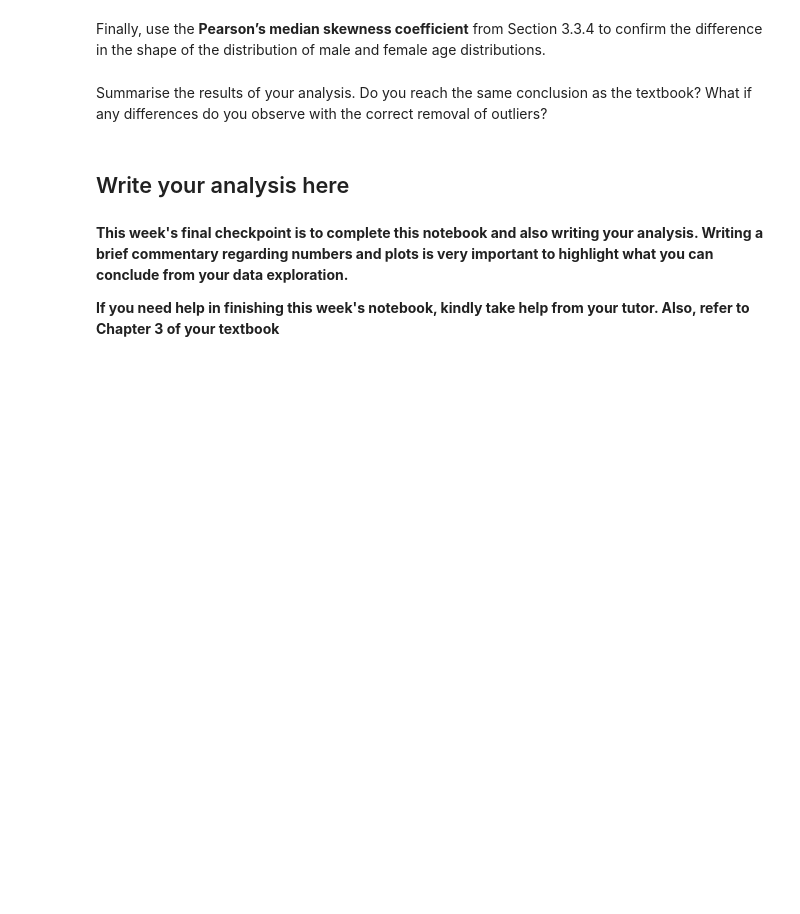
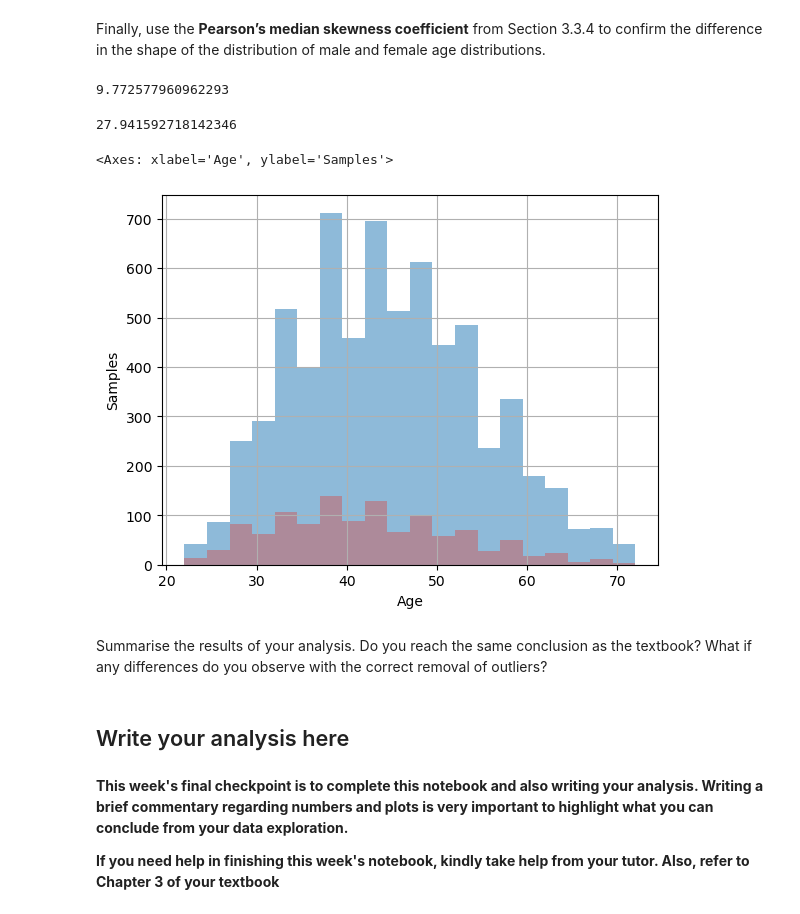
Before and after one commit to fuleshwari13/Practical-Workshops, a Jupyter notebook: Workshop Week 3.ipynb, the cells around one changed output. Saved outputs shown, nothing was run; the diff lists cells and outputs as text; code cells hidden in the pictures; blank space fills up the shorter version.

```diff
--- a/Workshop Week 3.ipynb
+++ b/Workshop Week 3.ipynb
@@ -187,3 +284,18 @@ Finally, use the **Pearson’s median skewness coefficient** from Section 3.3.4
+# %%
+pearson(males_clean_high.age)
+# %% [output]
+9.772577960962293
+# %%
+pearson(females_clean_high.age)
+# %% [output]
+27.941592718142346
+# %%
+plt.axes(xlabel='Age', ylabel='Samples')
+males_clean_high.age.hist(histtype='stepfilled', bins=20, alpha=0.5)
+females_clean_high.age.hist(histtype='stepfilled', bins=20, color='indianred', alpha=0.5)
+# %% [output]
+<Axes: xlabel='Age', ylabel='Samples'>
+[figure, added]
 # %% [markdown]
 Summarise the results of your analysis. Do you reach the same conclusion as the textbook? What if any differences do you observe with the correct removal of outliers?
 # %% [markdown]
```
Also changed, not shown: parts of 16 cells of this notebook.
